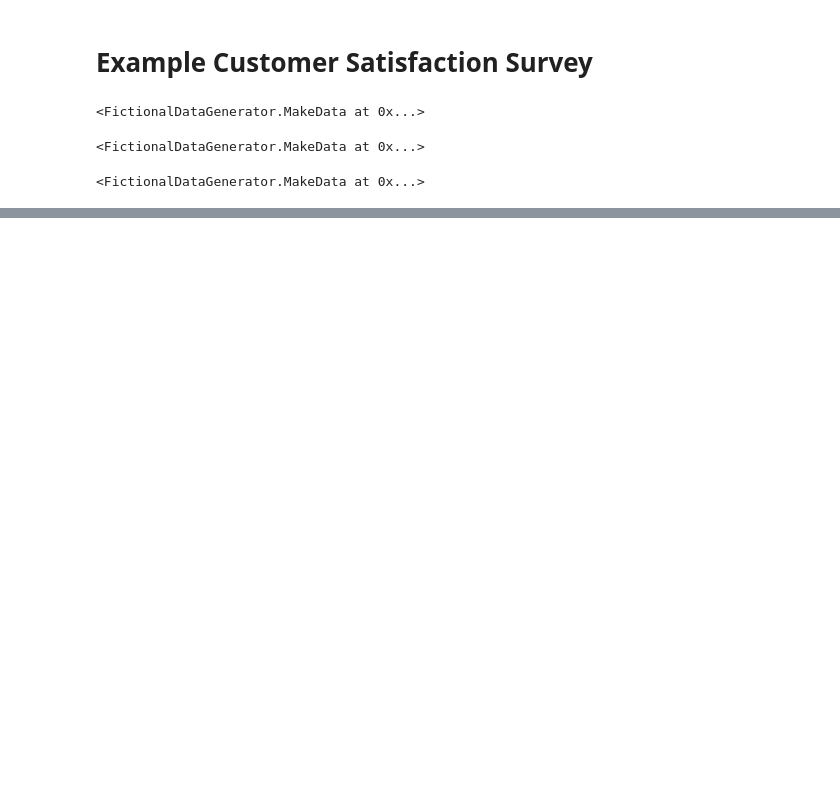
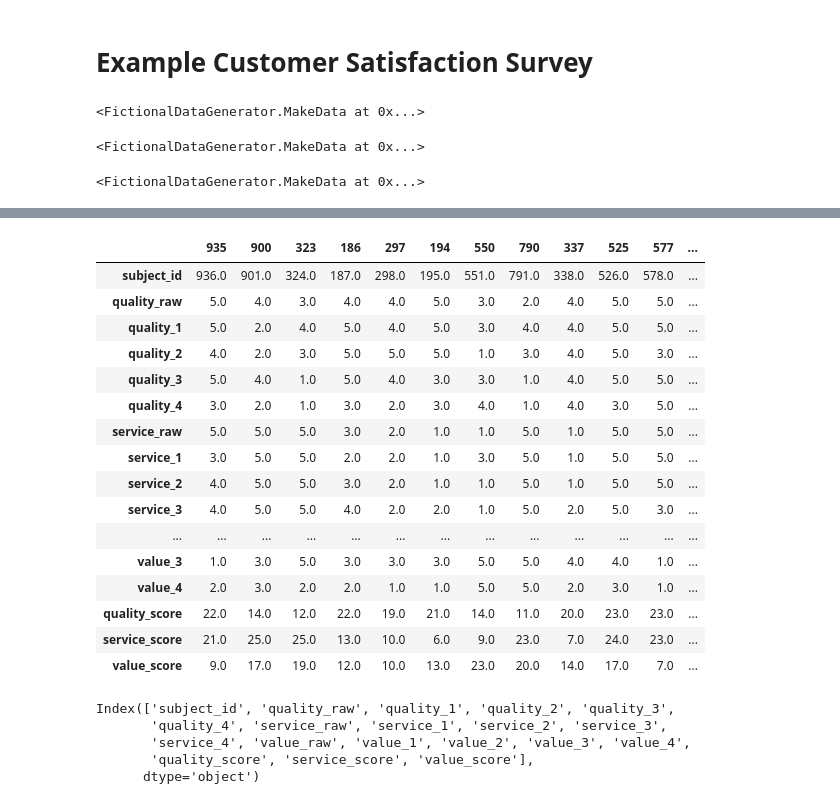
Before and after one commit to adamrossnelson/FictionalSurveyResponses, a Jupyter notebook: Examples/ExCustomerSatisfaction.ipynb, the cells around one changed output, grey strips where cells are left out. Saved outputs shown, nothing was run; the diff lists cells and outputs as text; code cells hidden in the pictures; blank space fills up the shorter version.

```diff
--- a/Examples/ExCustomerSatisfaction.ipynb
+++ b/Examples/ExCustomerSatisfaction.ipynb
@@ -94,2 +93,30 @@ plt.tight_layout()
 # %%
 df.to_csv('ExCustomerSatisfaction.csv', index=False)
+# %%
+df.sample(12).T
+# %% [output]
+|  | 935 | 900 | 323 | 186 | 297 | 194 | 550 | 790 | 337 | 525 | 577 | ... |
+| subject_id | 936.0 | 901.0 | 324.0 | 187.0 | 298.0 | 195.0 | 551.0 | 791.0 | 338.0 | 526.0 | 578.0 | ... |
+| quality_raw | 5.0 | 4.0 | 3.0 | 4.0 | 4.0 | 5.0 | 3.0 | 2.0 | 4.0 | 5.0 | 5.0 | ... |
+| quality_1 | 5.0 | 2.0 | 4.0 | 5.0 | 4.0 | 5.0 | 3.0 | 4.0 | 4.0 | 5.0 | 5.0 | ... |
+| quality_2 | 4.0 | 2.0 | 3.0 | 5.0 | 5.0 | 5.0 | 1.0 | 3.0 | 4.0 | 5.0 | 3.0 | ... |
+| quality_3 | 5.0 | 4.0 | 1.0 | 5.0 | 4.0 | 3.0 | 3.0 | 1.0 | 4.0 | 5.0 | 5.0 | ... |
+| quality_4 | 3.0 | 2.0 | 1.0 | 3.0 | 2.0 | 3.0 | 4.0 | 1.0 | 4.0 | 3.0 | 5.0 | ... |
+| service_raw | 5.0 | 5.0 | 5.0 | 3.0 | 2.0 | 1.0 | 1.0 | 5.0 | 1.0 | 5.0 | 5.0 | ... |
+| service_1 | 3.0 | 5.0 | 5.0 | 2.0 | 2.0 | 1.0 | 3.0 | 5.0 | 1.0 | 5.0 | 5.0 | ... |
+| service_2 | 4.0 | 5.0 | 5.0 | 3.0 | 2.0 | 1.0 | 1.0 | 5.0 | 1.0 | 5.0 | 5.0 | ... |
+| service_3 | 4.0 | 5.0 | 5.0 | 4.0 | 2.0 | 2.0 | 1.0 | 5.0 | 2.0 | 5.0 | 3.0 | ... |
+| ... | ... | ... | ... | ... | ... | ... | ... | ... | ... | ... | ... | ... |
+| value_3 | 1.0 | 3.0 | 5.0 | 3.0 | 3.0 | 3.0 | 5.0 | 5.0 | 4.0 | 4.0 | 1.0 | ... |
+| value_4 | 2.0 | 3.0 | 2.0 | 2.0 | 1.0 | 1.0 | 5.0 | 5.0 | 2.0 | 3.0 | 1.0 | ... |
+| quality_score | 22.0 | 14.0 | 12.0 | 22.0 | 19.0 | 21.0 | 14.0 | 11.0 | 20.0 | 23.0 | 23.0 | ... |
+| service_score | 21.0 | 25.0 | 25.0 | 13.0 | 10.0 | 6.0 | 9.0 | 23.0 | 7.0 | 24.0 | 23.0 | ... |
+| value_score | 9.0 | 17.0 | 19.0 | 12.0 | 10.0 | 13.0 | 23.0 | 20.0 | 14.0 | 17.0 | 7.0 | ... |
+# %%
+df.columns
+# %% [output]
+Index(['subject_id', 'quality_raw', 'quality_1', 'quality_2', 'quality_3',
+       'quality_4', 'service_raw', 'service_1', 'service_2', 'service_3',
+       'service_4', 'value_raw', 'value_1', 'value_2', 'value_3', 'value_4',
+       'quality_score', 'service_score', 'value_score'],
+      dtype='object')
```
Also changed, not shown: parts of 8 cells of this notebook, 4 other files.
